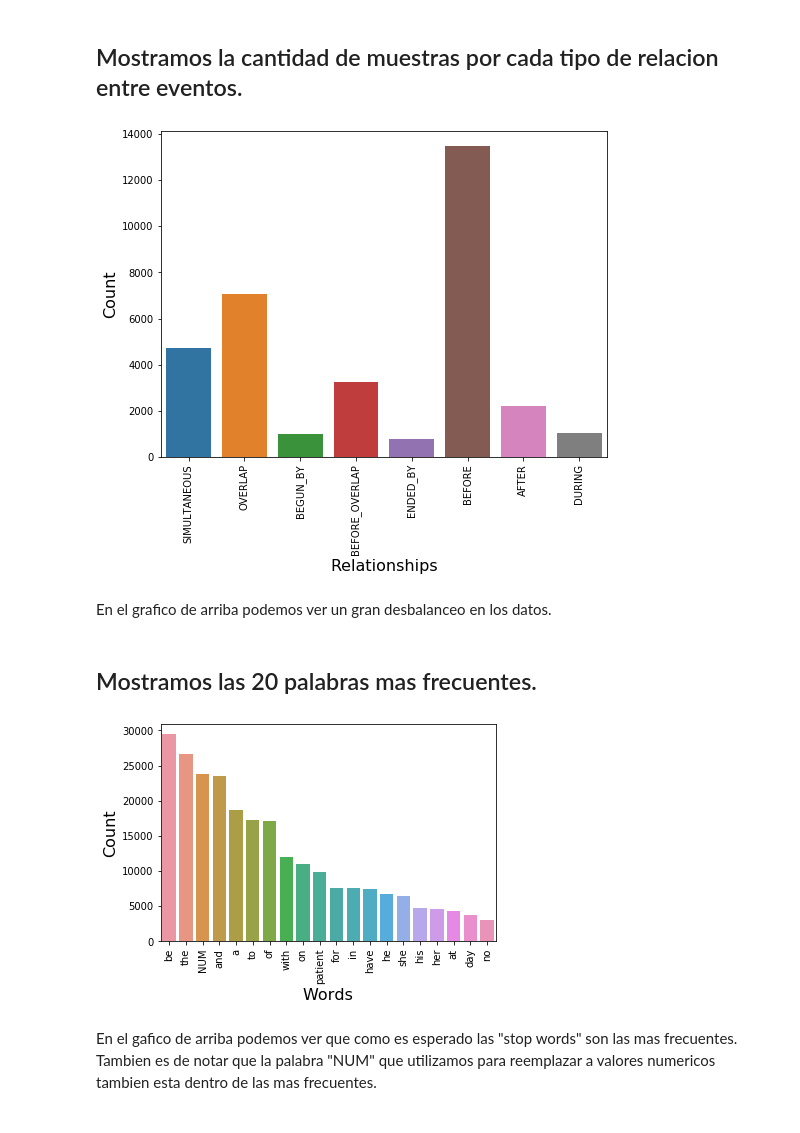
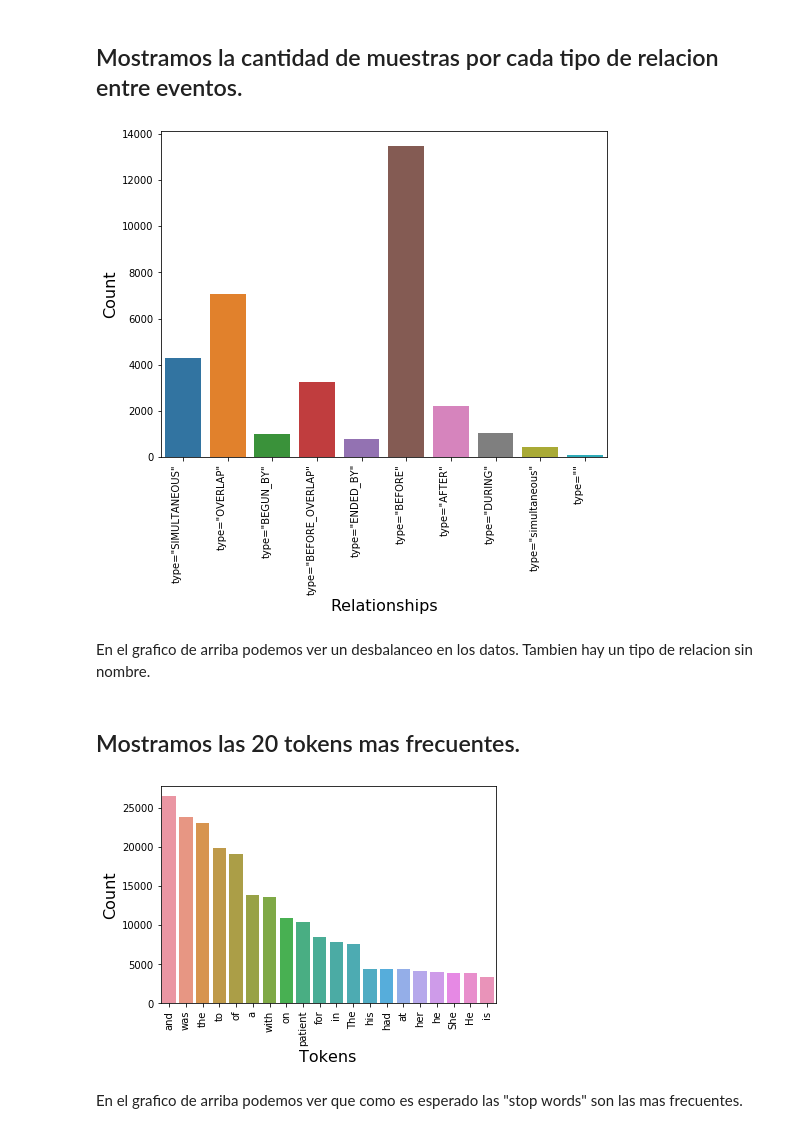
Before and after one commit to argbat/diplodatos-mentoria, a Jupyter notebook: notebooks-entregas/Visualizacion.ipynb, the cells around one changed output. Saved outputs shown, nothing was run; the diff lists cells and outputs as text; code cells hidden in the pictures.

```diff
--- a/notebooks-entregas/Visualizacion.ipynb
+++ b/notebooks-entregas/Visualizacion.ipynb
@@ -6,0 +5,5 @@ df = pd.read_csv('../dataset/data_pos_curacion.csv')
+# %%
+from helpers import lift_dataset
+# lift_dataset devuelve un iterador
+dataset = list(lift_dataset('../dataset/2012-07-15.original-annotation.release'))
+len(dataset)
@@ -6,0 +12,4 @@ df = pd.read_csv('../dataset/data_pos_curacion.csv')
+# %%
+df = pd.DataFrame(dataset)
+df.columns = ['event_1', 'event_2', 'relationship', 'text', 'source_file']
+df[:6]
@@ -8,17 +25,17 @@ df = pd.read_csv('../dataset/data_pos_curacion.csv')
 ## Mostramos la cantidad de muestras por cada tipo de relacion entre eventos.
 # %%
 plt.figure(figsize=(8,6))
-ax = sns.countplot(x="relationship_norm", data=df)
+ax = sns.countplot(x="relationship", data=df)
 ax.set_xlabel(xlabel='Relationships', fontsize=16)
 ax.set_ylabel(ylabel='Count', fontsize=16)
 plt.xticks(rotation='vertical')
 plt.show();
 # %% [output]
-[figure, old version]
+[figure, new version]
 # %% [markdown]
-En el grafico de arriba podemos ver un gran desbalanceo en los datos.
+En el grafico de arriba podemos ver un desbalanceo en los datos. Tambien hay un tipo de relacion sin nombre.
 # %% [markdown]
-## Mostramos las 20 palabras mas frecuentes.
+## Mostramos las 20 tokens mas frecuentes.
 # %%
 import spacy
 import spacy.attrs
@@ -34,11 +51,11 @@ common_words = [x[0] for x in word_freq.most_common(20)]
 common_words_count = [x[1] for x in word_freq.most_common(20)]
 # %%
 ax = sns.barplot(x=common_words, y=common_words_count)
-ax.set_xlabel(xlabel='Words', fontsize=16)
+ax.set_xlabel(xlabel='Tokens', fontsize=16)
 ax.set_ylabel(ylabel='Count', fontsize=16)
 plt.xticks(rotation='vertical')
 plt.show();
 # %% [output]
-[figure, old version]
+[figure, new version]
 # %% [markdown]
-En el gafico de arriba podemos ver que como es esperado las "stop words" son las mas frecuentes. Tambien es de notar que la palabra "NUM" que utilizamos para reemplazar a valores numericos tambien esta dentro de las mas frecuentes.
+En el grafico de arriba podemos ver que como es esperado las "stop words" son las mas frecuentes.
```
Also changed, not shown: parts of 20 cells of this notebook, 3 other files.
